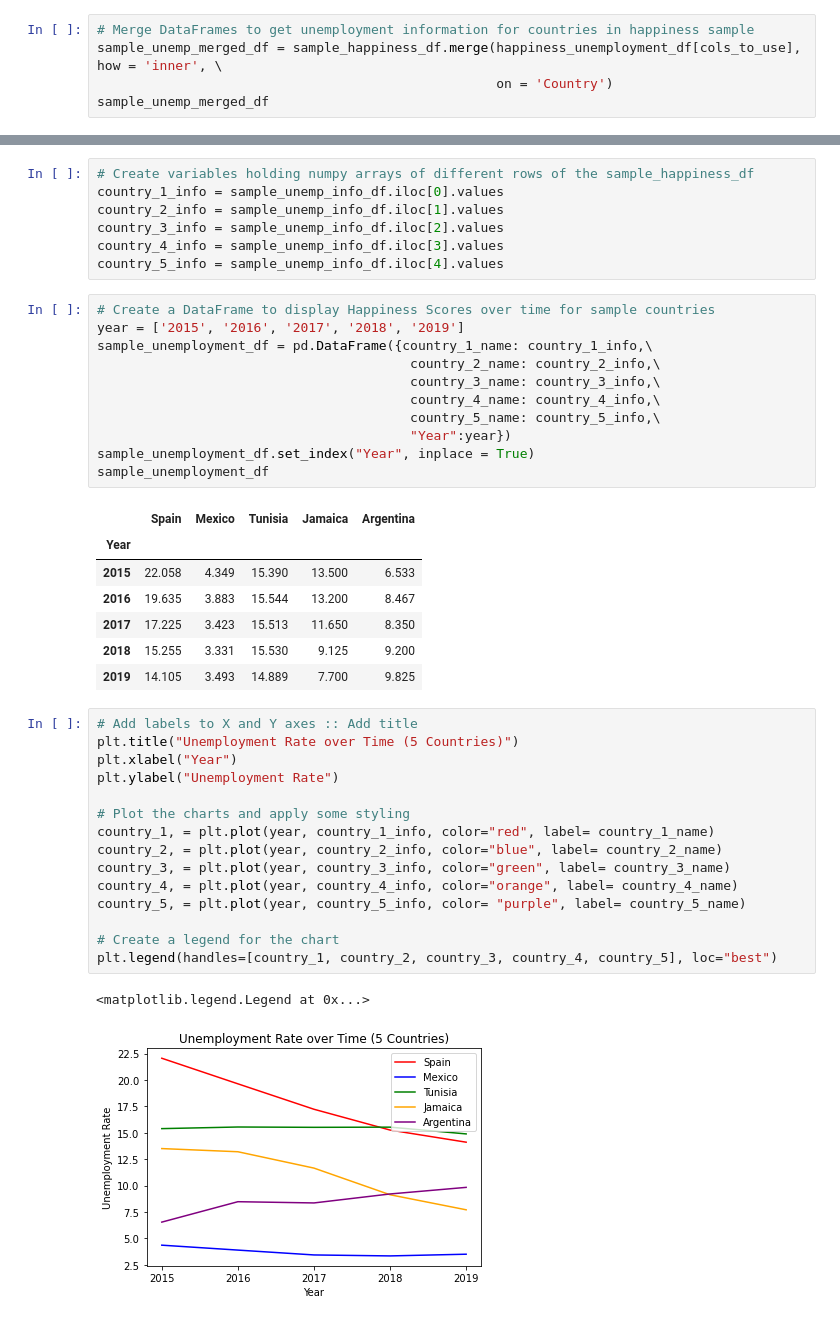
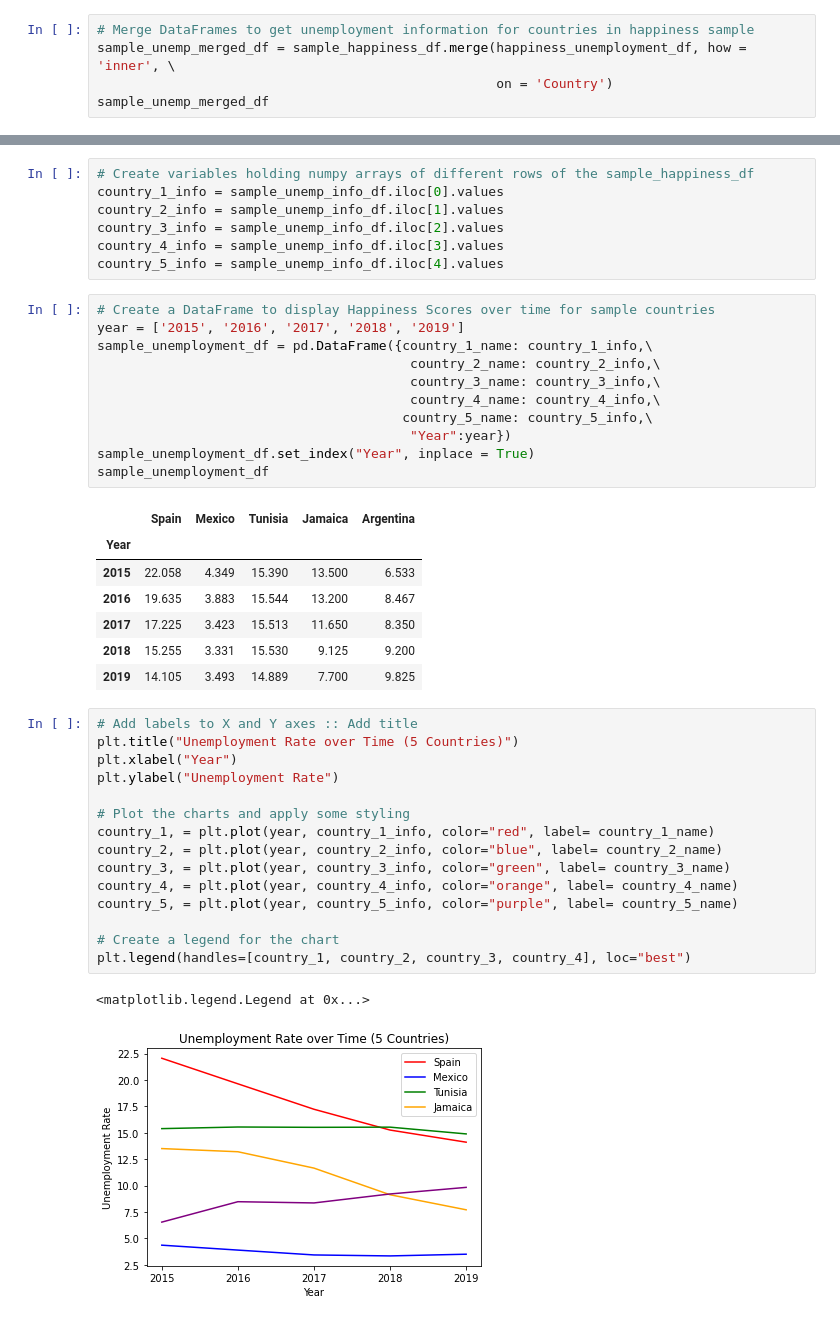
Before and after one commit to reginesgit/Factors-Contributing-to-a-Countrys-Happiness, a Jupyter notebook: Unemployment/Unemployment_Visuals.ipynb, the cells around one changed output, grey strips where cells are left out. Drawn from its saved outputs; the diff is of its cells as text.

```diff
--- a/Unemployment/Unemployment_Visuals.ipynb
+++ b/Unemployment/Unemployment_Visuals.ipynb
@@ -183,6 +186,6 @@ cols_unique = happiness_unemployment_df.columns.difference(sample_happiness_df.c
 # %%
 # Merge DataFrames to get unemployment information for countries in happiness sample
-sample_unemp_merged_df = sample_happiness_df.merge(happiness_unemployment_df[cols_to_use], how = 'inner', \
+sample_unemp_merged_df = sample_happiness_df.merge(happiness_unemployment_df, how = 'inner', \
                                                    on = 'Country')
 sample_unemp_merged_df
 # %% [output]
@@ -227,7 +230,7 @@ sample_unemployment_df = pd.DataFrame({country_1_name: country_1_info,\
                                         country_2_name: country_2_info,\
                                         country_3_name: country_3_info,\
                                         country_4_name: country_4_info,\
-                                        country_5_name: country_5_info,\
+                                       country_5_name: country_5_info,\
                                         "Year":year})
 sample_unemployment_df.set_index("Year", inplace = True)
 sample_unemployment_df
@@ -242,18 +245,18 @@ sample_unemployment_df
 # %%
 # Add labels to X and Y axes :: Add title
 plt.title("Unemployment Rate over Time (5 Countries)")
 plt.xlabel("Year")
 plt.ylabel("Unemployment Rate")
 
 # Plot the charts and apply some styling
 country_1, = plt.plot(year, country_1_info, color="red", label= country_1_name)
 country_2, = plt.plot(year, country_2_info, color="blue", label= country_2_name)
 country_3, = plt.plot(year, country_3_info, color="green", label= country_3_name)
 country_4, = plt.plot(year, country_4_info, color="orange", label= country_4_name)
-country_5, = plt.plot(year, country_5_info, color= "purple", label= country_5_name)
+country_5, = plt.plot(year, country_5_info, color="purple", label= country_5_name)
 
 # Create a legend for the chart
-plt.legend(handles=[country_1, country_2, country_3, country_4, country_5], loc="best")
+plt.legend(handles=[country_1, country_2, country_3, country_4], loc="best")
 # %% [output]
 <matplotlib.legend.Legend at 0x...>
-[figure, old version]
+[figure, new version]
```
Also changed, not shown: parts of 15 cells of this notebook, 3 other files.
